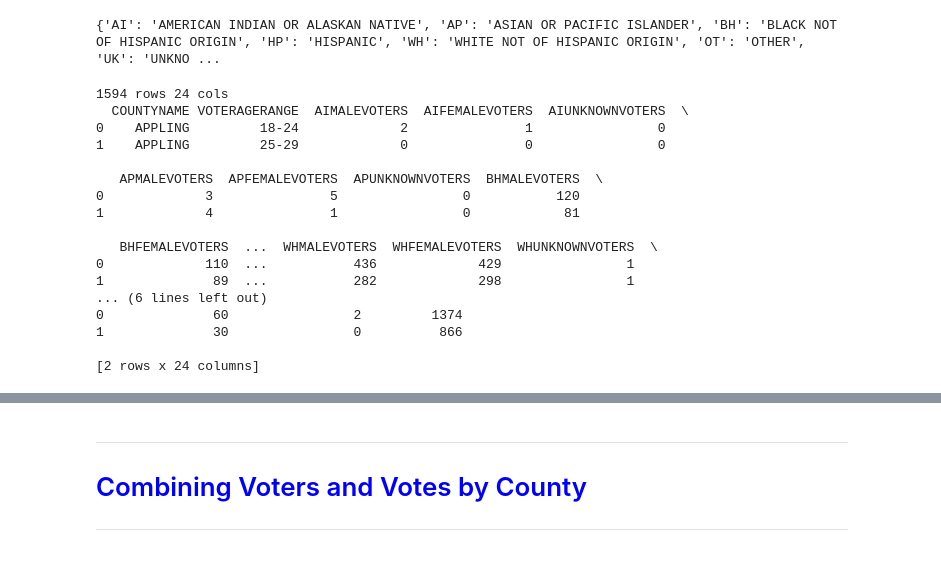
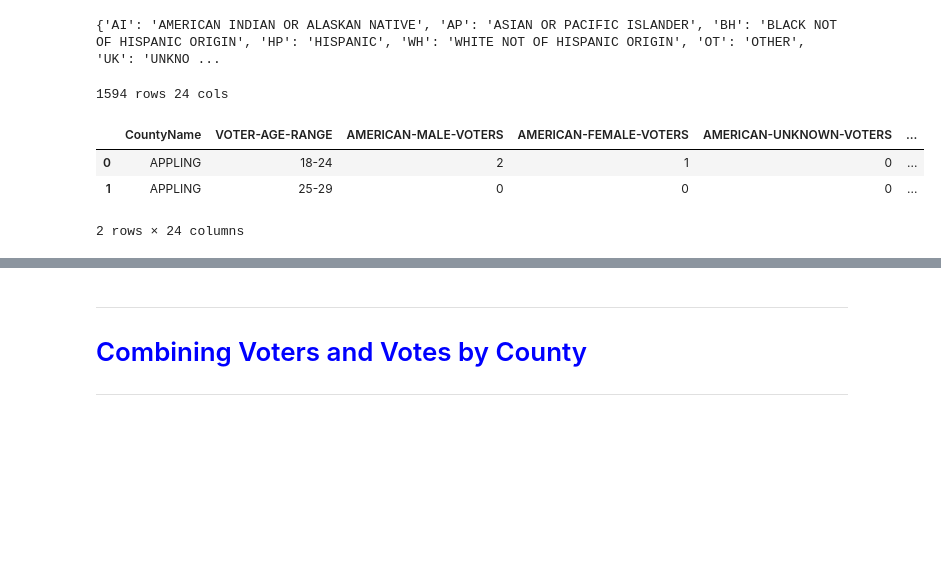
Before and after one commit to jhmuller/ga-votes, a Jupyter notebook: ga.ipynb, the cells around one changed output, grey strips where cells are left out. Cells and saved outputs as stored; diff of their text form; code cells hidden in the pictures; blank space fills up the shorter version.

```diff
--- a/ga.ipynb
+++ b/ga.ipynb
@@ -252,46 +268,33 @@ if True:
 # %% [output]
 {'AI': 'AMERICAN INDIAN OR ALASKAN NATIVE', 'AP': 'ASIAN OR PACIFIC ISLANDER', 'BH': 'BLACK NOT OF HISPANIC ORIGIN', 'HP': 'HISPANIC', 'WH': 'WHITE NOT OF HISPANIC ORIGIN', 'OT': 'OTHER', 'UK': 'UNKNO ...
 # %%
-if True:
-    import re
-    if True:
-        votersdf = pd.read_excel(voterpath, skiprows=8, engine='openpyxl')
-        if votersdf.columns[-1] != "TOTAL VOTERS":
-            votersdf = votersdf.iloc[:,:-1]
-        colnames = [re.sub("\s+", "", c.strip()) for c in votersdf.columns]
-        votersdf.columns = colnames
 
-        votersdf.drop('COUNTYID', axis=1, inplace=True)
-        votersdf = votersdf.loc[votersdf["COUNTYNAME"].notna()]
-        colname_parts = [c.split("-") for c in votersdf.columns]
-        newnames = []
+votersdf = pd.read_excel(voterpath, skiprows=8, engine='openpyxl')
+if votersdf.columns[-1] != "TOTAL VOTERS":
+    votersdf = votersdf.iloc[:,:-1]
+colnames = [re.sub("\s+", "-", c.strip()) for c in votersdf.columns]
+votersdf.columns = colnames
 
-        for parts in colname_parts:
-            newparts = parts
-            if parts[0]  in race_dict.keys():
+votersdf.drop('COUNTY-ID', axis=1, inplace=True)
+votersdf = votersdf.loc[votersdf["COUNTY-NAME"].notna()]
+colname_parts = [c.split("-") for c in votersdf.columns]
+newnames = []
 
-                newparts = [race_dict[parts[0]].split(" ")[0]] + parts[1:]
-            newnames.append("-".join(newparts))
-        votersdf.columns = newnames
-        print("{0} rows {1} cols".format(*votersdf.shape))
-        print(votersdf.head(2))
-        votersdf.head(2)
+for parts in colname_parts:
+    newparts = parts
+    if parts[0]  in race_dict.keys():
+        newparts = [race_dict[parts[0]].split(" ")[0]] + parts[1:]
+    newnames.append("-".join(newparts))
+votersdf.columns = newnames
+votersdf.rename(columns={"COUNTY-NAME":"CountyName",
+                        'TOTAL-VOTERS':'TotalVoters'}, inplace=True)
+votersdf['CountyName'] = votersdf['CountyName'].apply(lambda x: x.upper())
+print("{0} rows {1} cols".format(*votersdf.shape))
+votersdf.head(2)
 # %% [output]
 1594 rows 24 cols
-  COUNTYNAME VOTERAGERANGE  AIMALEVOTERS  AIFEMALEVOTERS  AIUNKNOWNVOTERS  \
-0    APPLING         18-24             2               1                0
-1    APPLING         25-29             0               0                0
-
-   APMALEVOTERS  APFEMALEVOTERS  APUNKNOWNVOTERS  BHMALEVOTERS  \
-0             3               5                0           120
-1             4               1                0            81
-
-   BHFEMALEVOTERS  ...  WHMALEVOTERS  WHFEMALEVOTERS  WHUNKNOWNVOTERS  \
-0             110  ...           436             429                1
-1              89  ...           282             298                1
-... (6 lines left out)
-0              60                2         1374
-1              30                0          866
-
-[2 rows x 24 columns]
+|  | CountyName | VOTER-AGE-RANGE | AMERICAN-MALE-VOTERS | AMERICAN-FEMALE-VOTERS | AMERICAN-UNKNOWN-VOTERS | ... |
+| 0 | APPLING | 18-24 | 2 | 1 | 0 | ... |
+| 1 | APPLING | 25-29 | 0 | 0 | 0 | ... |
+2 rows × 24 columns
 # %%
```
Also changed, not shown: parts of 22 cells of this notebook.
